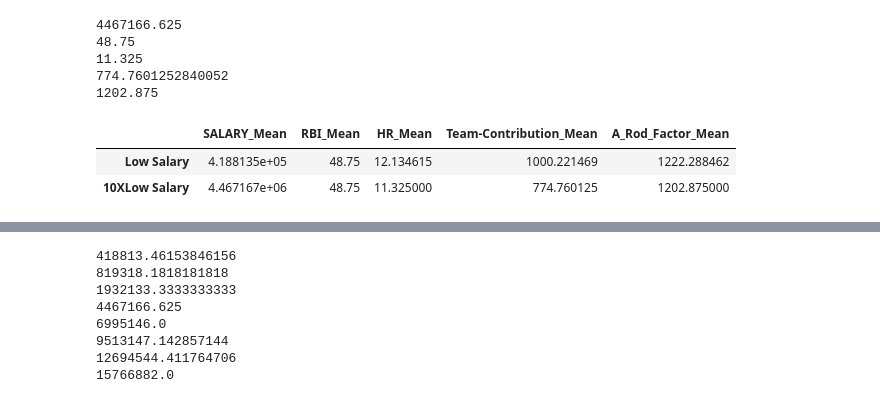
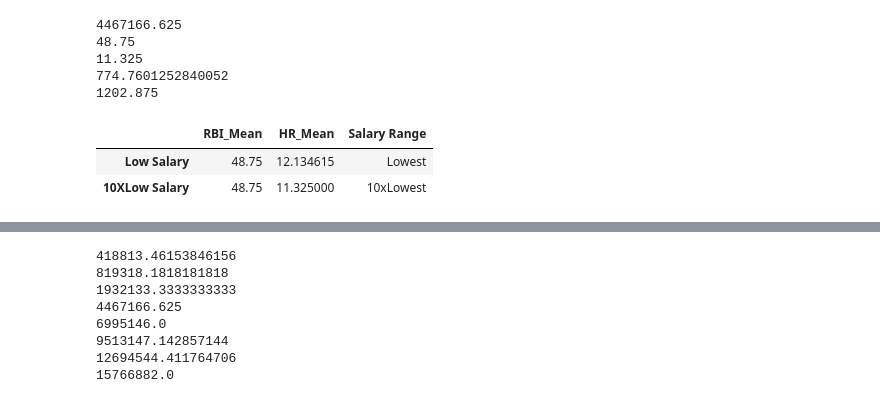
Before and after one commit to jberkow713/DS-Unit-2-Applied-Modeling, a Jupyter notebook: 2008PositionPlayerProject.ipynb, the cells around one changed output, grey strips where cells are left out. Cells and saved outputs as stored; diff of their text form; code cells hidden in the pictures.

```diff
--- a/2008PositionPlayerProject.ipynb
+++ b/2008PositionPlayerProject.ipynb
@@ -630,6 +614,3 @@ array([[<matplotlib.axes._subplots.AxesSubplot object at 0x...>]],
-# %%
-pd.set_option('display.max_columns', None)
-pd.set_option('display.max_rows', None)
 # %%
 print(train['Team-Contribution'].mean())
 train.hist(column='Team-Contribution')
@@ -901,15 +884,14 @@ import plotly.express as px
 # %%
 #GRAPH 1 DATA BELOW
 # %%
-data = {'SALARY_Mean': [418813.46153846156 , 4467166.625],
-        'RBI_Mean': [48.75, 48.75],
+data = {'RBI_Mean': [48.75, 48.75],
         'HR_Mean': [12.134615384615385 	, 11.325],
-        'Team-Contribution_Mean': [1000.2214693815397, 774.7601252840052],
-        'A_Rod_Factor_Mean': [1222.2884615384614, 1202.875]}
+        'Salary Range' : ['Lowest', '10xLowest']
+}
 
 train15 = pd.DataFrame(data, index = ['Low Salary', '10XLow Salary'])
 train15.head()
 # %% [output]
-|  | SALARY_Mean | RBI_Mean | HR_Mean | Team-Contribution_Mean | A_Rod_Factor_Mean |
-| Low Salary | 4.188135e+05 | 48.75 | 12.134615 | 1000.221469 | 1222.288462 |
-| 10XLow Salary | 4.467167e+06 | 48.75 | 11.325000 | 774.760125 | 1202.875000 |
+|  | RBI_Mean | HR_Mean | Salary Range |
+| Low Salary | 48.75 | 12.134615 | Lowest |
+| 10XLow Salary | 48.75 | 11.325000 | 10xLowest |
```
Also changed, not shown: parts of 29 cells of this notebook.
